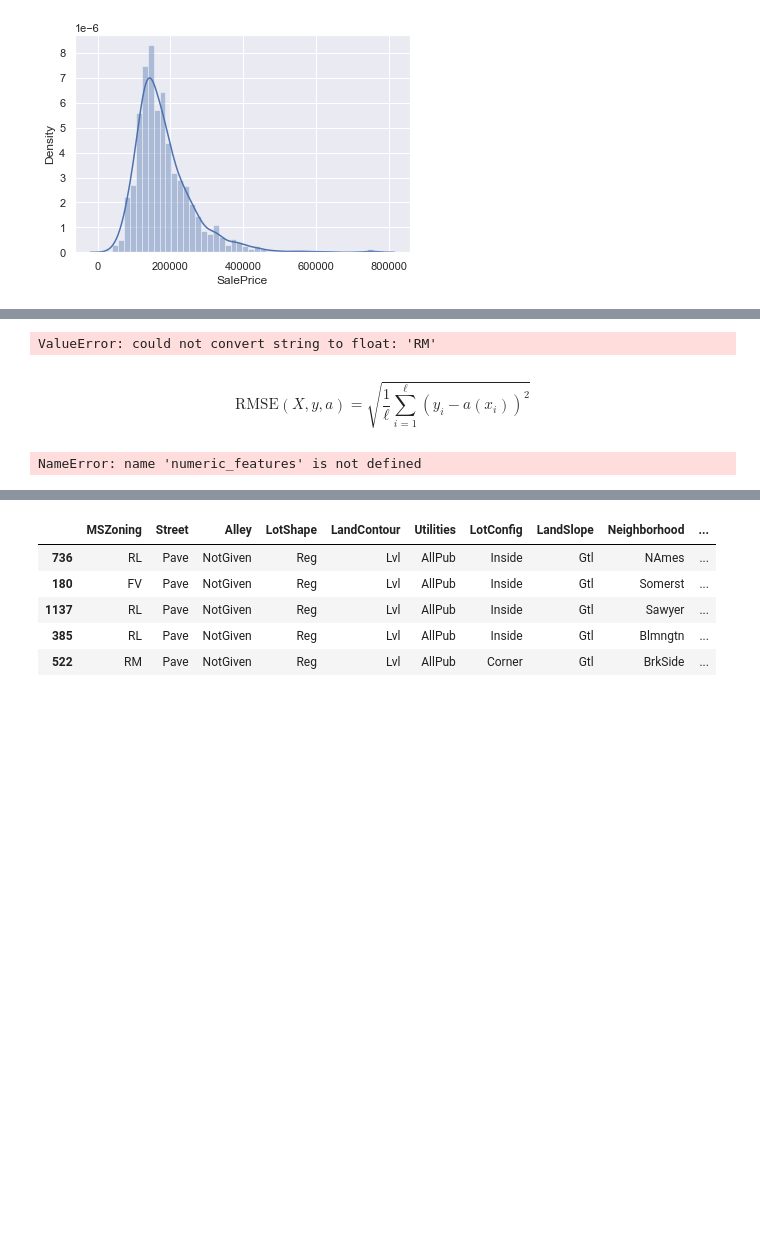
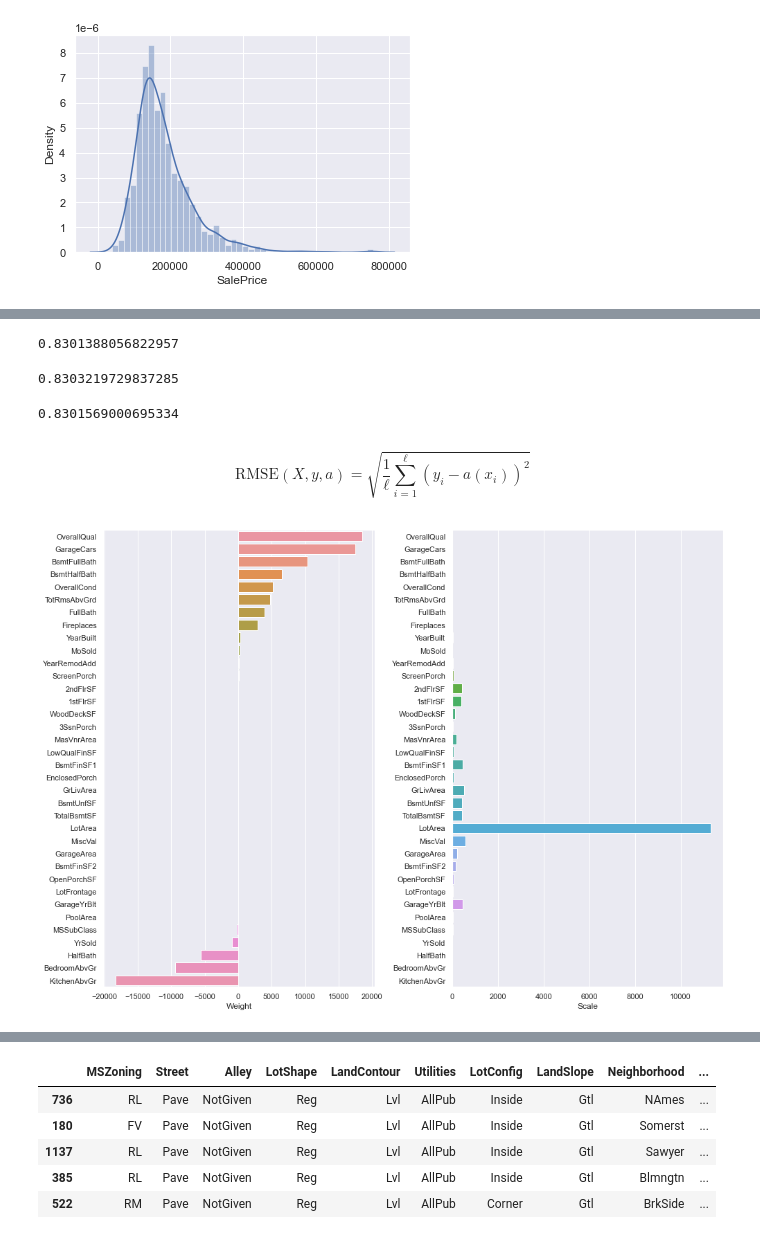
Before and after one commit to pagamov/7sem, a Jupyter notebook: Мультимедиа/3lab Гамов Павел 407.ipynb, the cells around one changed output, grey strips where cells are left out. Drawn from its saved outputs; the diff is of its cells as text; code cells hidden in the pictures; blank space fills up the shorter version.

```diff
--- a/Мультимедиа/3lab Гамов Павел 407.ipynb
+++ b/Мультимедиа/3lab Гамов Павел 407.ipynb
@@ -166,8 +79,24 @@ cross_validate(LinearRegression(), X, y, cv=5,
-# %%
-lr = LinearRegression()
-lr.fit(X_train, y_train)
-# %% [output]
-ValueError: could not convert string to float: 'RM'
+# %%
+from sklearn.linear_model import LinearRegression
+model = LinearRegression()
+model.fit(X_train, y_train)
+model.score(X_test, y_test)
+# %% [output]
+0.8301388056822957
+# %%
+from sklearn.linear_model import Ridge
+model = Ridge()
+model.fit(X_train, y_train)
+model.score(X_test, y_test)
+# %% [output]
+0.8303219729837285
+# %%
+from sklearn.linear_model import Lasso
+model = Lasso()
+model.fit(X_train, y_train)
+model.score(X_test, y_test)
+# %% [output]
+0.8301569000695334
 # %% [markdown]
 $$\text{RMSE}(X, y, a) = \sqrt{\frac{1}{\ell}\sum_{i=1}^{\ell} (y_i - a(x_i))^2}$$
 # %%
@@ -186,8 +116,8 @@ def show_weights(features, weights, scales):
     axs[1].set_xlabel("Scale")
     plt.tight_layout()
 # %%
-show_weights(numeric_features, model.coef_, X_train[numeric_features].std())
+show_weights(X.columns, model.coef_, X_train[X.columns].std())
 # %% [output]
-NameError: name 'numeric_features' is not defined
+[figure, added]
 # %%
 # Отмасштабируйте признаки перед обучением модели, воспользуясь трансформером StandardScaler
```
Also changed, not shown: parts of 26 cells of this notebook, 1 other file.
